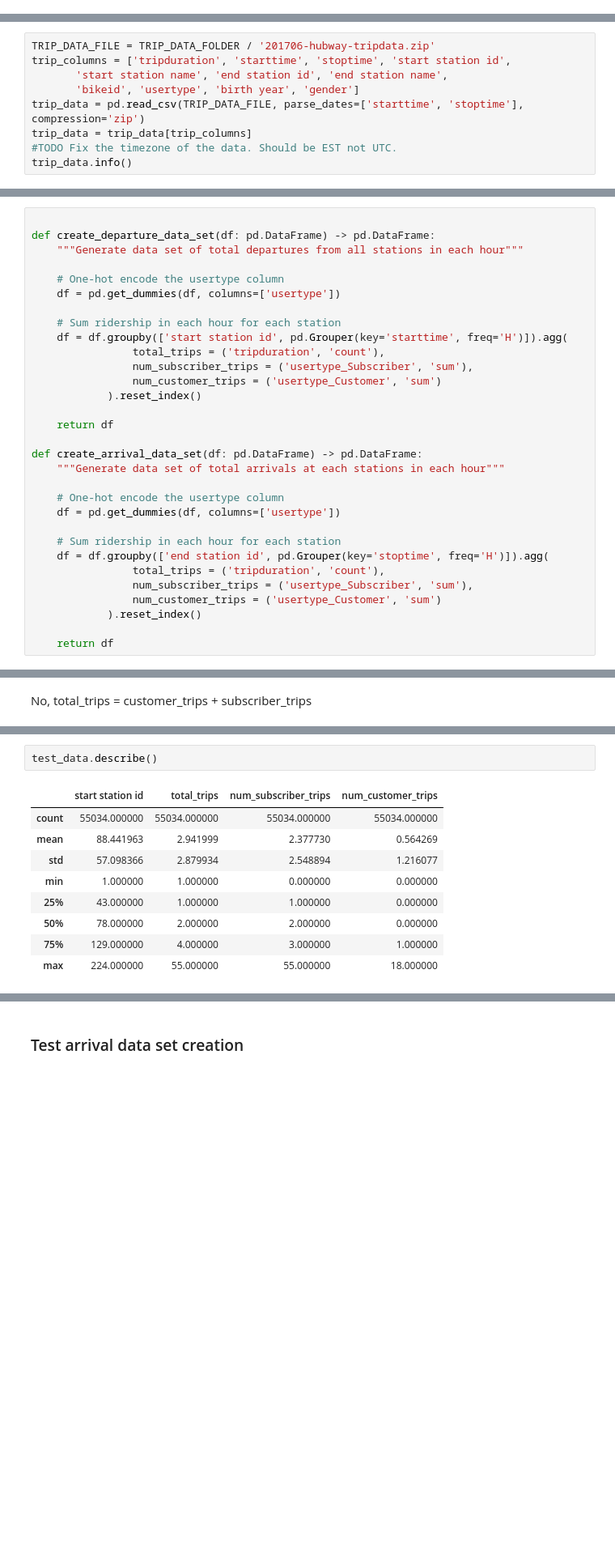
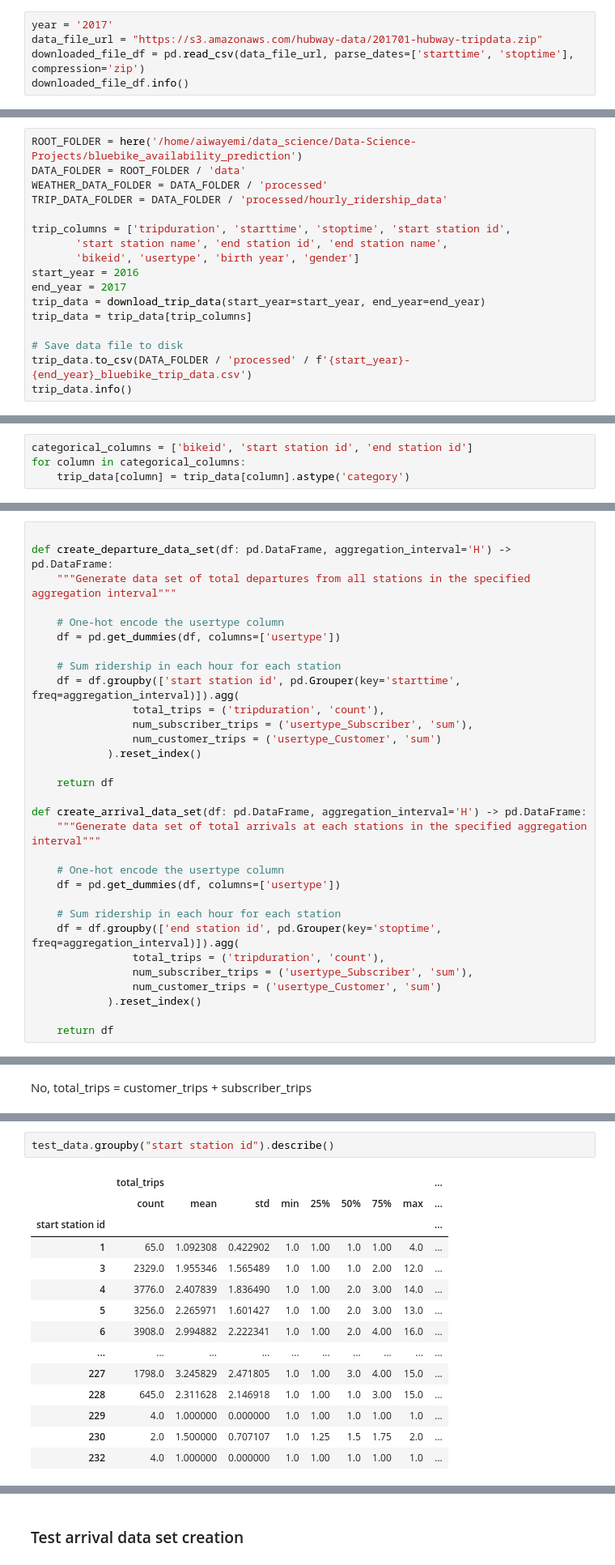
Before and after one commit to Biodun/BlueBike-availability-prediction, a Jupyter notebook: notebooks/create_hourly_ridership_totals.ipynb, the cells around one changed output, grey strips where cells are left out. Shown at 81% size. Saved outputs shown, nothing was run; the diff lists cells and outputs as text; blank space fills up the shorter version.

Commit message:
Updated hourlydata set creation notebook

```diff
--- a/notebooks/create_hourly_ridership_totals.ipynb
+++ b/notebooks/create_hourly_ridership_totals.ipynb
@@ -26,0 +22,5 @@ TRIP_DATA_FOLDER = DATA_FOLDER / 'interim' / 'tripdata'
+# %%
+year = '2017'
+data_file_url = "https://s3.amazonaws.com/hubway-data/201701-hubway-tripdata.zip"
+downloaded_file_df = pd.read_csv(data_file_url, parse_dates=['starttime', 'stoptime'], compression='zip')
+downloaded_file_df.info()
@@ -29,11 +80,19 @@ TRIP_DATA_FOLDER = DATA_FOLDER / 'interim' / 'tripdata'
 # %%
-TRIP_DATA_FILE = TRIP_DATA_FOLDER / '201706-hubway-tripdata.zip'
+ROOT_FOLDER = here('/home/aiwayemi/data_science/Data-Science-Projects/bluebike_availability_prediction')
+DATA_FOLDER = ROOT_FOLDER / 'data'
+WEATHER_DATA_FOLDER = DATA_FOLDER / 'processed'
+TRIP_DATA_FOLDER = DATA_FOLDER / 'processed/hourly_ridership_data'
+
 trip_columns = ['tripduration', 'starttime', 'stoptime', 'start station id',
        'start station name', 'end station id', 'end station name',
        'bikeid', 'usertype', 'birth year', 'gender']
-trip_data = pd.read_csv(TRIP_DATA_FILE, parse_dates=['starttime', 'stoptime'], compression='zip')
+start_year = 2016
+end_year = 2017
+trip_data = download_trip_data(start_year=start_year, end_year=end_year)
 trip_data = trip_data[trip_columns]
-#TODO Fix the timezone of the data. Should be EST not UTC.
+
+# Save data file to disk
+trip_data.to_csv(DATA_FOLDER / 'processed' / f'{start_year}-{end_year}_bluebike_trip_data.csv')
 trip_data.info()
 # %% [output]
 <class 'pandas.core.frame.DataFrame'>
@@ -57,3 +116,7 @@ memory usage: 13.6+ MB
+# %%
+categorical_columns = ['bikeid', 'start station id', 'end station id']
+for column in categorical_columns:
+    trip_data[column] = trip_data[column].astype('category')
 # %%
 trip_data.head()
 # %% [output]
@@ -83,14 +155,14 @@ report.to_notebook_iframe()
 * Station zip code or other location identifier
 # %%
 
-def create_departure_data_set(df: pd.DataFrame) -> pd.DataFrame:
-    """Generate data set of total departures from all stations in each hour"""
+def create_departure_data_set(df: pd.DataFrame, aggregation_interval='H') -> pd.DataFrame:
+    """Generate data set of total departures from all stations in the specified aggregation interval"""
 
     # One-hot encode the usertype column
     df = pd.get_dummies(df, columns=['usertype'])
 
     # Sum ridership in each hour for each station
-    df = df.groupby(['start station id', pd.Grouper(key='starttime', freq='H')]).agg(
+    df = df.groupby(['start station id', pd.Grouper(key='starttime', freq=aggregation_interval)]).agg(
                 total_trips = ('tripduration', 'count'),
                 num_subscriber_trips = ('usertype_Subscriber', 'sum'),
                 num_customer_trips = ('usertype_Customer', 'sum')
@@ -98,14 +170,14 @@ def create_departure_data_set(df: pd.DataFrame) -> pd.DataFrame:
 
     return df
 
-def create_arrival_data_set(df: pd.DataFrame) -> pd.DataFrame:
-    """Generate data set of total arrivals at each stations in each hour"""
+def create_arrival_data_set(df: pd.DataFrame, aggregation_interval='H') -> pd.DataFrame:
+    """Generate data set of total arrivals at each stations in the specified aggregation interval"""
 
     # One-hot encode the usertype column
     df = pd.get_dummies(df, columns=['usertype'])
 
     # Sum ridership in each hour for each station
-    df = df.groupby(['end station id', pd.Grouper(key='stoptime', freq='H')]).agg(
+    df = df.groupby(['end station id', pd.Grouper(key='stoptime', freq=aggregation_interval)]).agg(
                 total_trips = ('tripduration', 'count'),
                 num_subscriber_trips = ('usertype_Subscriber', 'sum'),
                 num_customer_trips = ('usertype_Customer', 'sum')
@@ -177,12 +261,17 @@ test_data.query('`start station id` == 189').head(20)
 # %%
-test_data.describe()
+test_data.groupby("start station id").describe()
 # %% [output]
-|  | start station id | total_trips | num_subscriber_trips | num_customer_trips |
-| count | 55034.000000 | 55034.000000 | 55034.000000 | 55034.000000 |
-| mean | 88.441963 | 2.941999 | 2.377730 | 0.564269 |
-| std | 57.098366 | 2.879934 | 2.548894 | 1.216077 |
-| min | 1.000000 | 1.000000 | 0.000000 | 0.000000 |
-| 25% | 43.000000 | 1.000000 | 1.000000 | 0.000000 |
-| 50% | 78.000000 | 2.000000 | 2.000000 | 0.000000 |
-| 75% | 129.000000 | 4.000000 | 3.000000 | 1.000000 |
-| max | 224.000000 | 55.000000 | 55.000000 | 18.000000 |
+|  | total_trips |  |  |  |  |  |  |  | ... |
+|  | count | mean | std | min | 25% | 50% | 75% | max | ... |
+| start station id |  |  |  |  |  |  |  |  | ... |
+| 1 | 65.0 | 1.092308 | 0.422902 | 1.0 | 1.00 | 1.0 | 1.00 | 4.0 | ... |
+| 3 | 2329.0 | 1.955346 | 1.565489 | 1.0 | 1.00 | 1.0 | 2.00 | 12.0 | ... |
+| 4 | 3776.0 | 2.407839 | 1.836490 | 1.0 | 1.00 | 2.0 | 3.00 | 14.0 | ... |
+| 5 | 3256.0 | 2.265971 | 1.601427 | 1.0 | 1.00 | 2.0 | 3.00 | 13.0 | ... |
+| 6 | 3908.0 | 2.994882 | 2.222341 | 1.0 | 1.00 | 2.0 | 4.00 | 16.0 | ... |
+| ... | ... | ... | ... | ... | ... | ... | ... | ... | ... |
+| 227 | 1798.0 | 3.245829 | 2.471805 | 1.0 | 1.00 | 3.0 | 4.00 | 15.0 | ... |
+| 228 | 645.0 | 2.311628 | 2.146918 | 1.0 | 1.00 | 1.0 | 3.00 | 15.0 | ... |
+| 229 | 4.0 | 1.000000 | 0.000000 | 1.0 | 1.00 | 1.0 | 1.00 | 1.0 | ... |
+| 230 | 2.0 | 1.500000 | 0.707107 | 1.0 | 1.25 | 1.5 | 1.75 | 2.0 | ... |
+| 232 | 4.0 | 1.000000 | 0.000000 | 1.0 | 1.00 | 1.0 | 1.00 | 1.0 | ... |
```
Also changed, not shown: parts of 26 cells of this notebook.
